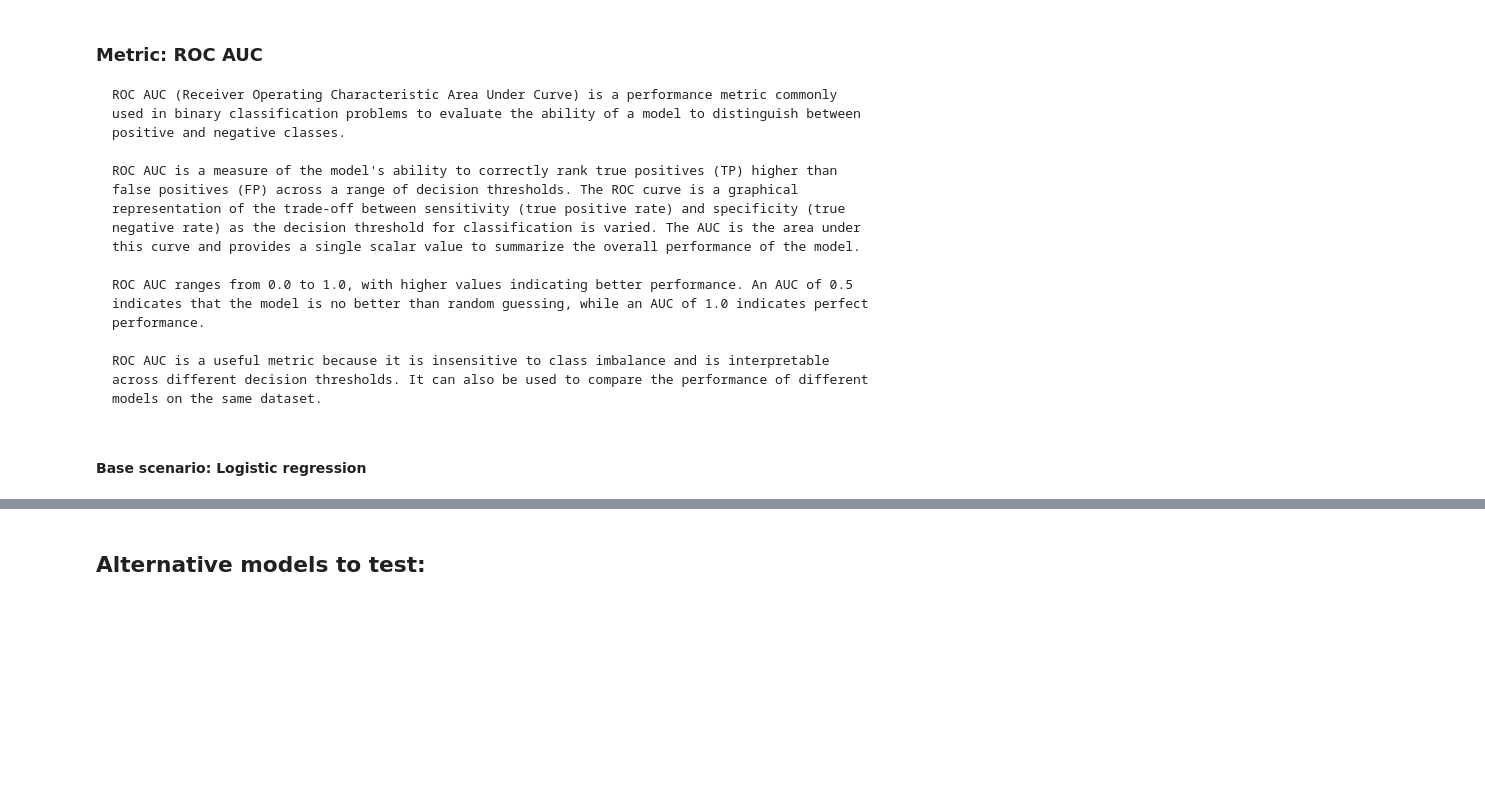
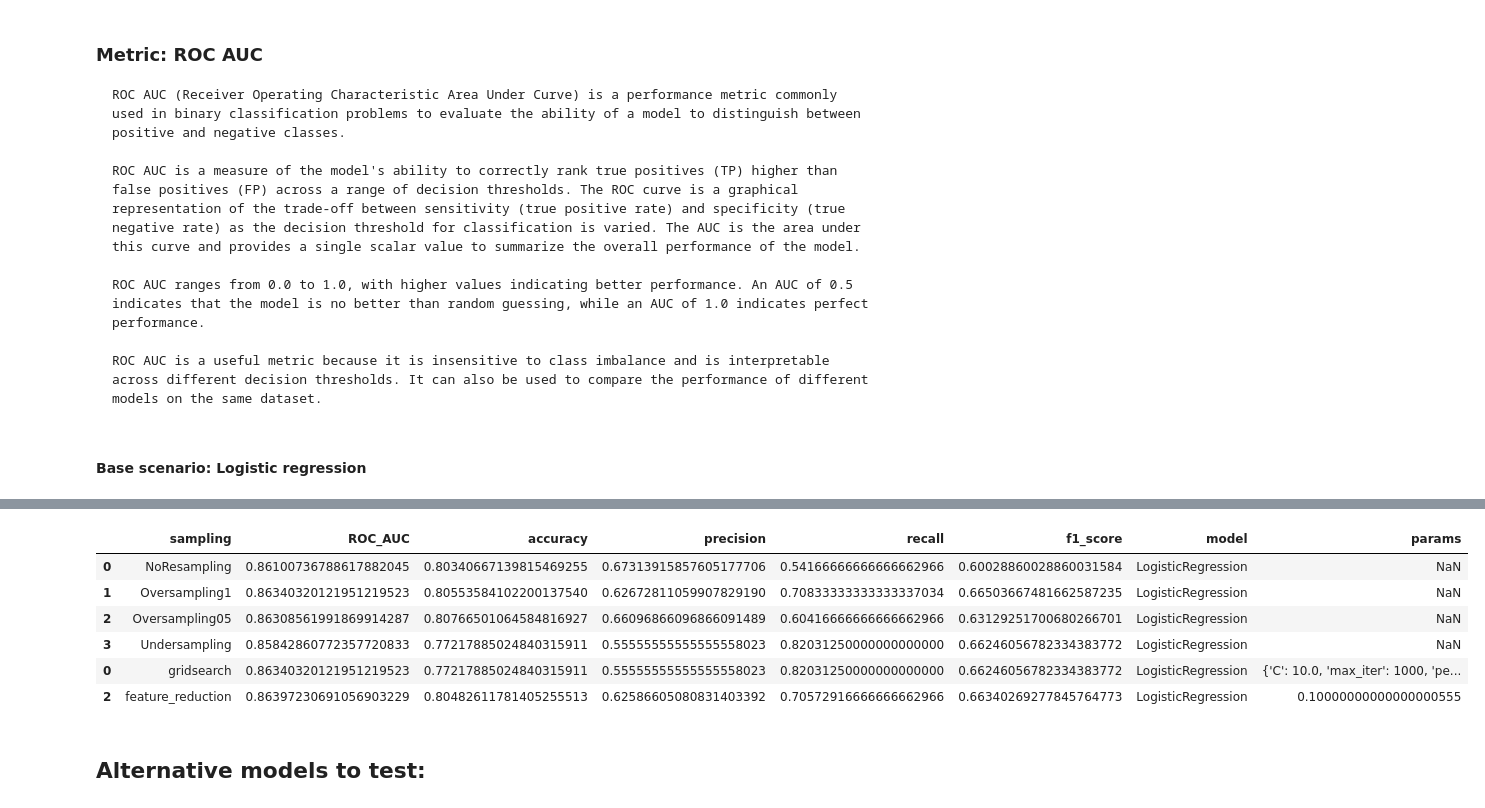
Before and after one commit to nb3110/telco_churn_project, a Jupyter notebook: notebook.ipynb, the cells around one changed output, grey strips where cells are left out. Cells and saved outputs as stored; diff of their text form; code cells hidden in the pictures; blank space fills up the shorter version.

```diff
--- a/notebook.ipynb
+++ b/notebook.ipynb
@@ -553,0 +630,31 @@ weighted avg       0.81      0.81      0.81      1409
+# %%
+roc_auc_df
+
+for i in model_list:
+    roc_list = []
+    accuracy_score_list = []
+    precision_score_list = []
+    recall_score_list = []
+    f1_score_list = []
+
+    model = i
+    for x,y in train_options:
+        result = model.fit(x, y)
+        y_pred = result.predict(X_test)
+        y_pred_proba = model.predict_proba(X_test)[:, 1]
+        roc_auc = roc_auc_score(y_test, y_pred_proba)
+        roc_list.append(roc_auc)
+        accuracy_score_list.append(accuracy_score(y_test, y_pred))
+        precision_score_list.append(precision_score(y_test, y_pred))
+        recall_score_list.append(recall_score(y_test, y_pred))
+        f1_score_list.append(f1_score(y_test, y_pred))
+
+
+
+    ### Storing no params in DF ################################################################################################
+    aux_roc_auc_df = pd.DataFrame({"sampling":sample_train_labels,"ROC_AUC":roc_list,"accuracy":accuracy_score_list,"precision":precision_score_list,"recall":recall_score_list,"f1_score":f1_score_list})
+    aux_roc_auc_df["model"]= type(model).__name__
+    aux_roc_auc_df["params"]=np.nan
+    opt_samp= aux_roc_auc_df["sampling"][aux_roc_auc_df["ROC_AUC"]==aux_roc_auc_df["ROC_AUC"].max()].index[0]
+
+    roc_auc_df = roc_auc_df.append(aux_roc_auc_df)
@@ -554,3 +756,13 @@ weighted avg       0.81      0.81      0.81      1409
+# %%
+roc_auc_df
+# %% [output]
+|  | sampling | ROC_AUC | accuracy | precision | recall | f1_score | model | params |
+| 0 | NoResampling | 0.86100736788617882045 | 0.80340667139815469255 | 0.67313915857605177706 | 0.54166666666666662966 | 0.60028860028860031584 | LogisticRegression | NaN |
+| 1 | Oversampling1 | 0.86340320121951219523 | 0.80553584102200137540 | 0.62672811059907829190 | 0.70833333333333337034 | 0.66503667481662587235 | LogisticRegression | NaN |
+| 2 | Oversampling05 | 0.86308561991869914287 | 0.80766501064584816927 | 0.66096866096866091489 | 0.60416666666666662966 | 0.63129251700680266701 | LogisticRegression | NaN |
+| 3 | Undersampling | 0.85842860772357720833 | 0.77217885024840315911 | 0.55555555555555558023 | 0.82031250000000000000 | 0.66246056782334383772 | LogisticRegression | NaN |
+| 0 | gridsearch | 0.86340320121951219523 | 0.77217885024840315911 | 0.55555555555555558023 | 0.82031250000000000000 | 0.66246056782334383772 | LogisticRegression | {'C': 10.0, 'max_iter': 1000, 'pe... |
+| 2 | feature_reduction | 0.86397230691056903229 | 0.80482611781405255513 | 0.62586605080831403392 | 0.70572916666666662966 | 0.66340269277845764773 | LogisticRegression | 0.10000000000000000555 |
 # %% [markdown]
 ## Alternative models to test:
 # %% [markdown]
```
Also changed, not shown: parts of 25 cells of this notebook.
